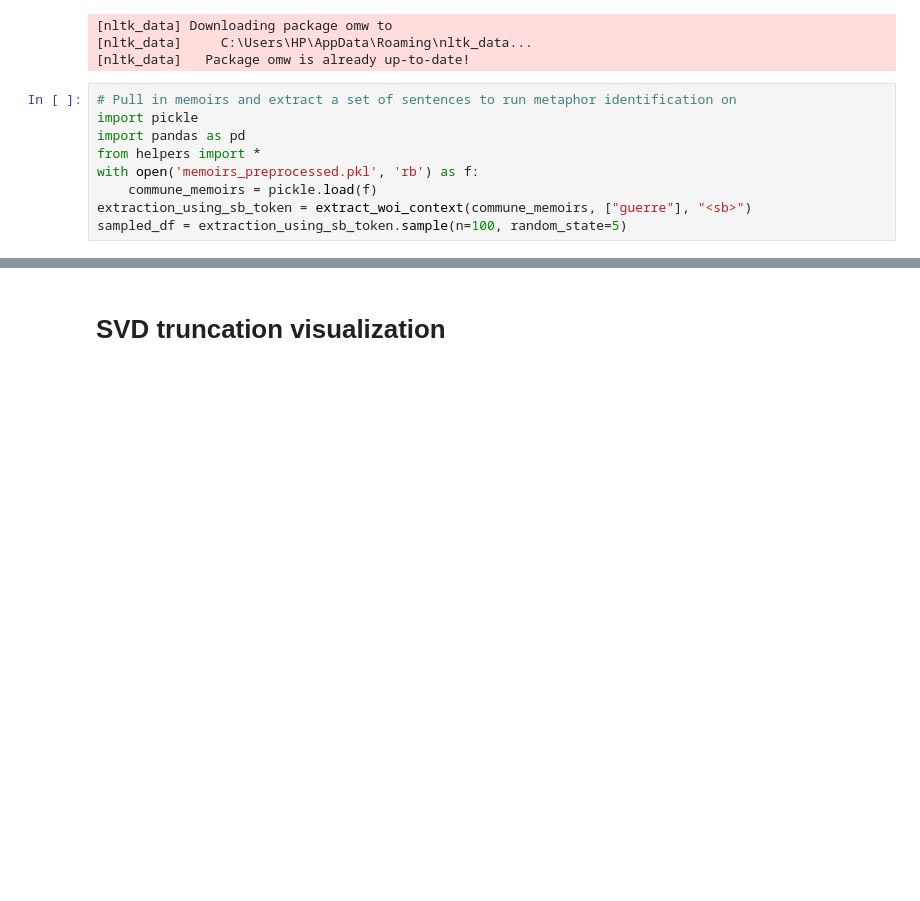
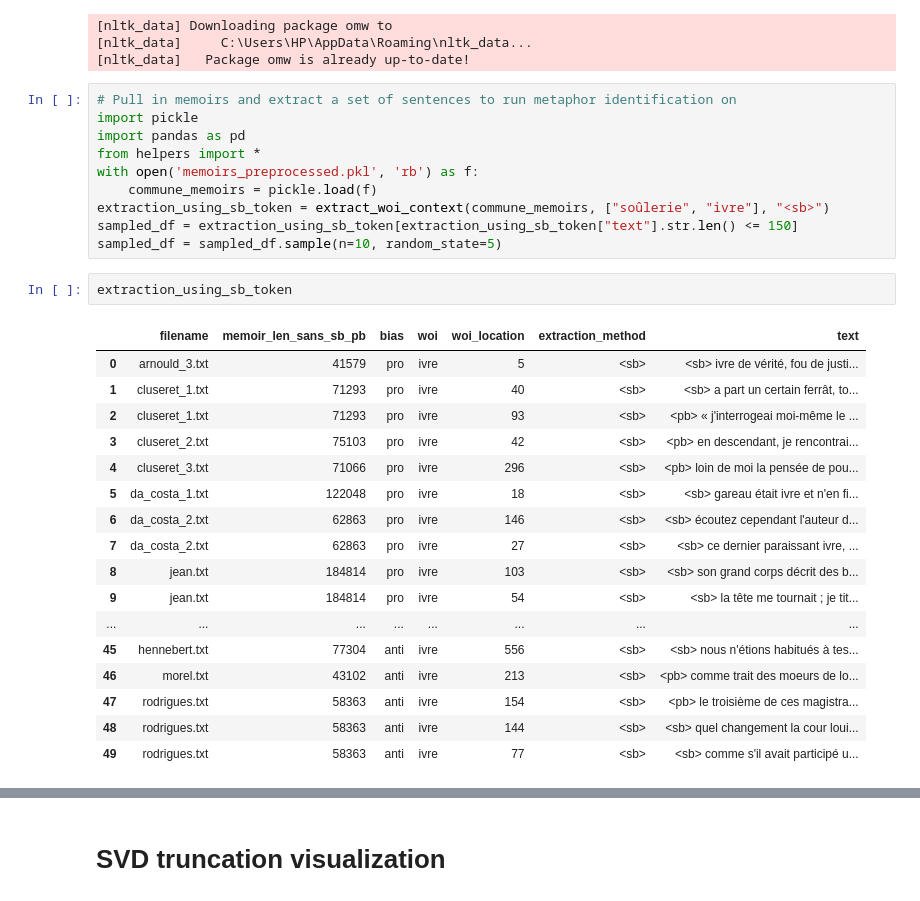
Before and after one commit to shayayan/commune_memoirs_epfl_dh412, a Jupyter notebook: memoir_cleaning.ipynb, the cells around one changed output, grey strips where cells are left out. Cells and saved outputs as stored; diff of their text form; blank space fills up the shorter version.

Commit message:
fixed extractor

```diff
--- a/memoir_cleaning.ipynb
+++ b/memoir_cleaning.ipynb
@@ -563,8 +563,29 @@ import pandas as pd
 from helpers import *
 with open('memoirs_preprocessed.pkl', 'rb') as f:
     commune_memoirs = pickle.load(f)
-extraction_using_sb_token = extract_woi_context(commune_memoirs, ["guerre"], "<sb>")
-sampled_df = extraction_using_sb_token.sample(n=100, random_state=5)
+extraction_using_sb_token = extract_woi_context(commune_memoirs, ["soûlerie", "ivre"], "<sb>")
+sampled_df = extraction_using_sb_token[extraction_using_sb_token["text"].str.len() <= 150]
+sampled_df = sampled_df.sample(n=10, random_state=5)
+# %%
+extraction_using_sb_token
+# %% [output]
+|  | filename | memoir_len_sans_sb_pb | bias | woi | woi_location | extraction_method | text |
+| 0 | arnould_3.txt | 41579 | pro | ivre | 5 | <sb> | <sb> ivre de vérité, fou de justi... |
+| 1 | cluseret_1.txt | 71293 | pro | ivre | 40 | <sb> | <sb> a part un certain ferrât, to... |
+| 2 | cluseret_1.txt | 71293 | pro | ivre | 93 | <sb> | <pb> « j'interrogeai moi-même le ... |
+| 3 | cluseret_2.txt | 75103 | pro | ivre | 42 | <sb> | <pb> en descendant, je rencontrai... |
+| 4 | cluseret_3.txt | 71066 | pro | ivre | 296 | <sb> | <pb> loin de moi la pensée de pou... |
+| 5 | da_costa_1.txt | 122048 | pro | ivre | 18 | <sb> | <sb> gareau était ivre et n'en fi... |
+| 6 | da_costa_2.txt | 62863 | pro | ivre | 146 | <sb> | <sb> écoutez cependant l'auteur d... |
+| 7 | da_costa_2.txt | 62863 | pro | ivre | 27 | <sb> | <sb> ce dernier paraissant ivre, ... |
+| 8 | jean.txt | 184814 | pro | ivre | 103 | <sb> | <sb> son grand corps décrit des b... |
+| 9 | jean.txt | 184814 | pro | ivre | 54 | <sb> | <sb> la tête me tournait ; je tit... |
+| ... | ... | ... | ... | ... | ... | ... | ... |
+| 45 | hennebert.txt | 77304 | anti | ivre | 556 | <sb> | <sb> nous n'étions habitués à tes... |
+| 46 | morel.txt | 43102 | anti | ivre | 213 | <sb> | <pb> comme trait des moeurs de lo... |
+| 47 | rodrigues.txt | 58363 | anti | ivre | 154 | <sb> | <pb> le troisième de ces magistra... |
+| 48 | rodrigues.txt | 58363 | anti | ivre | 144 | <sb> | <sb> quel changement la cour loui... |
+| 49 | rodrigues.txt | 58363 | anti | ivre | 77 | <sb> | <sb> comme s'il avait participé u... |
 # %%
 from tqdm import tqdm
 tqdm.pandas()
```
Also changed, not shown: parts of 7 cells of this notebook, 1 other file.
